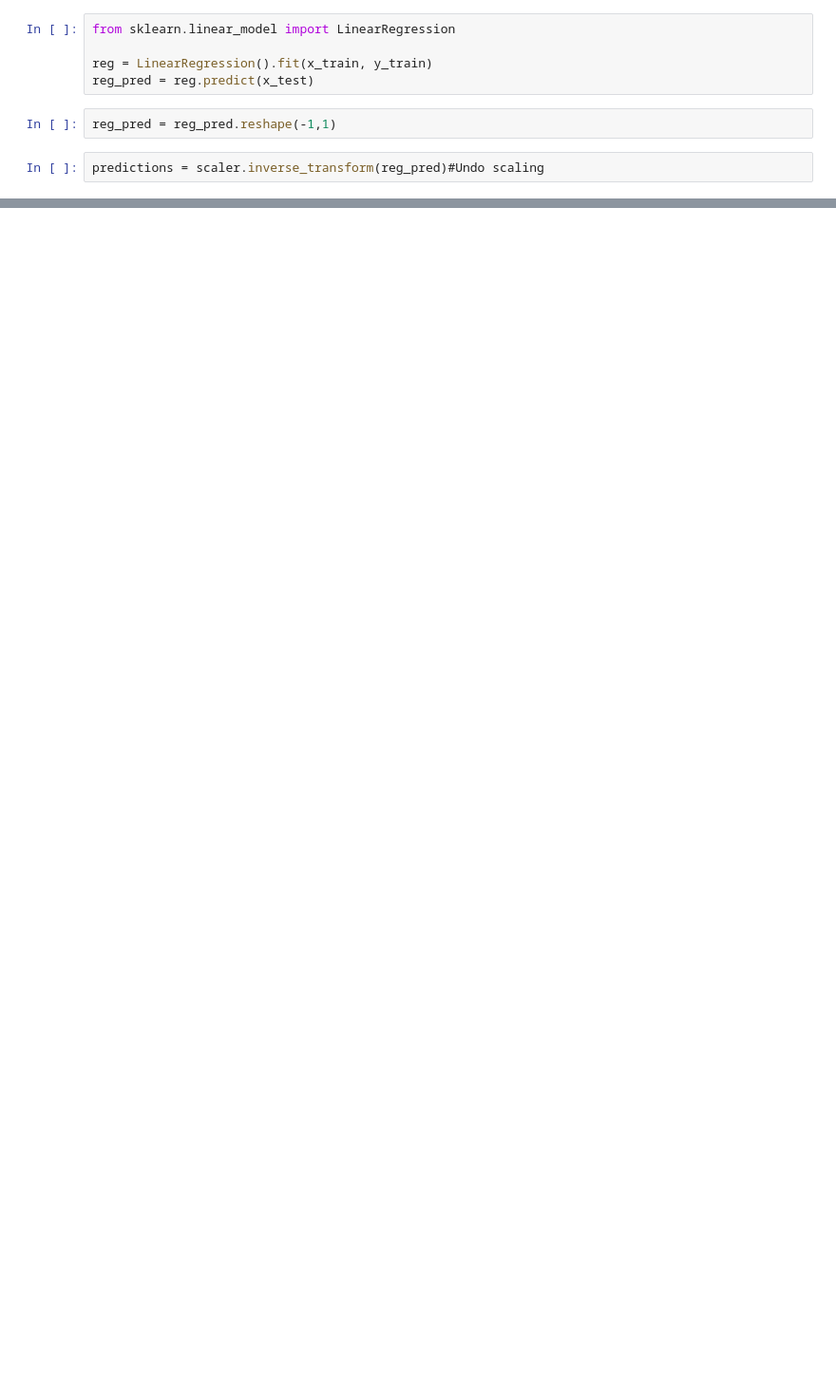
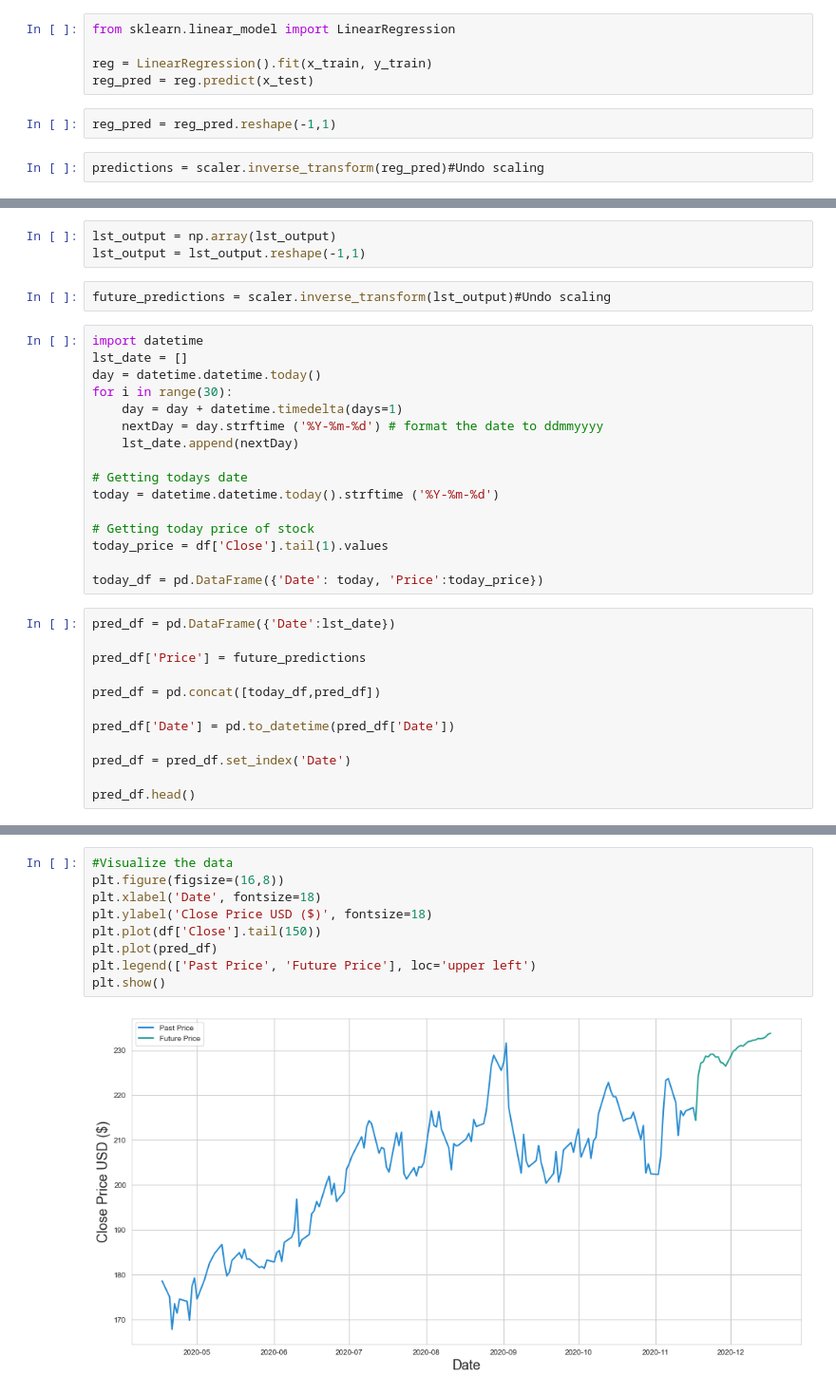
Before and after one commit to RITISHKARKIUNH/stockanalysis, a Jupyter notebook: Stock_Analysis.ipynb, the cells around one changed output, grey strips where cells are left out. Shown at 95% size. Cells and saved outputs as stored; diff of their text form; blank space fills up the shorter version.

```diff
--- a/Stock_Analysis.ipynb
+++ b/Stock_Analysis.ipynb
@@ -886,0 +943,33 @@ valid.tail()
+# %%
+lst_output = np.array(lst_output)
+lst_output = lst_output.reshape(-1,1)
+# %%
+future_predictions = scaler.inverse_transform(lst_output)#Undo scaling
+# %%
+import datetime
+lst_date = []
+day = datetime.datetime.today()
+for i in range(30):
+    day = day + datetime.timedelta(days=1)
+    nextDay = day.strftime ('%Y-%m-%d') # format the date to ddmmyyyy
+    lst_date.append(nextDay)
+
+# Getting todays date
+today = datetime.datetime.today().strftime ('%Y-%m-%d')
+
+# Getting today price of stock
+today_price = df['Close'].tail(1).values
+
+today_df = pd.DataFrame({'Date': today, 'Price':today_price})
+# %%
+pred_df = pd.DataFrame({'Date':lst_date})
+
+pred_df['Price'] = future_predictions
+
+pred_df = pd.concat([today_df,pred_df])
+
+pred_df['Date'] = pd.to_datetime(pred_df['Date'])
+
+pred_df = pred_df.set_index('Date')
+
+pred_df.head()
@@ -886,0 +984,11 @@ valid.tail()
+# %%
+#Visualize the data
+plt.figure(figsize=(16,8))
+plt.xlabel('Date', fontsize=18)
+plt.ylabel('Close Price USD ($)', fontsize=18)
+plt.plot(df['Close'].tail(150))
+plt.plot(pred_df)
+plt.legend(['Past Price', 'Future Price'], loc='upper left')
+plt.show()
+# %% [output]
+[figure, added]
```
Also changed, not shown: parts of 11 cells of this notebook.
